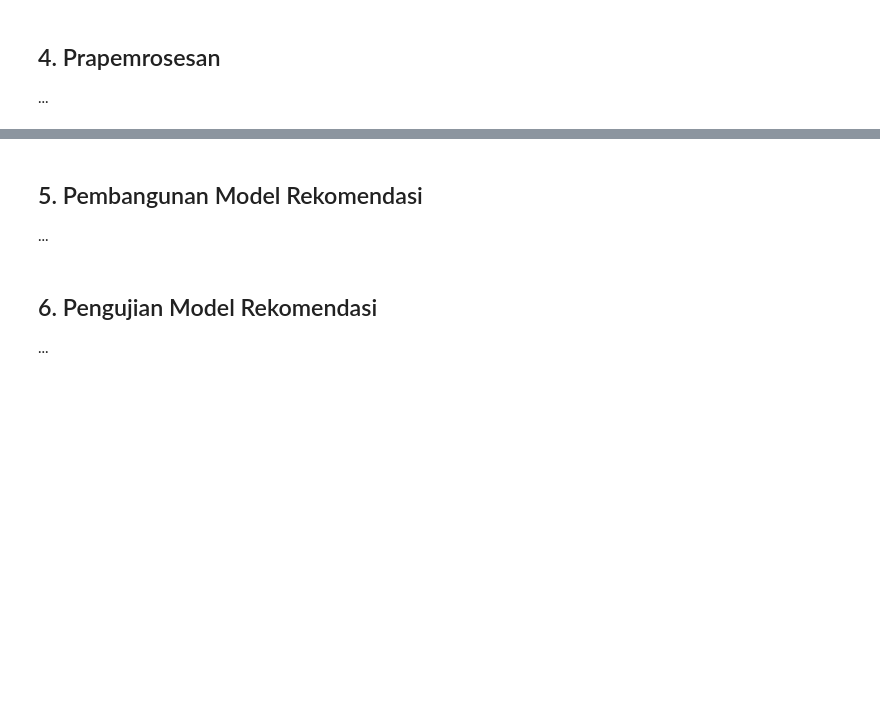
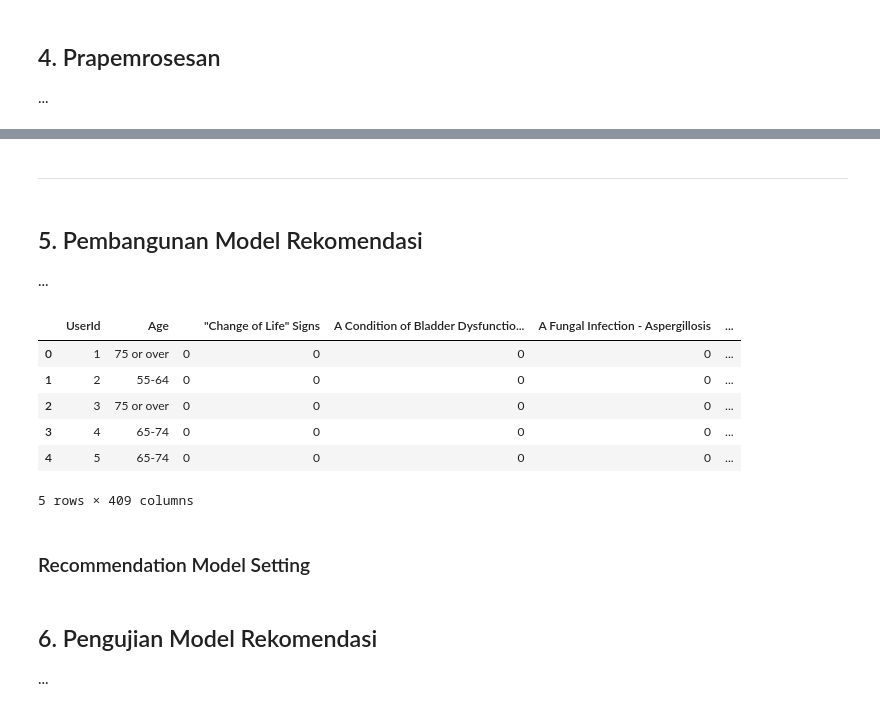
Before and after one commit to exemuel/weighted-hybrid-med-recsys, a Jupyter notebook: recommendation.ipynb, the cells around one changed output, grey strips where cells are left out. Drawn from its saved outputs; the diff is of its cells as text; code cells hidden in the pictures; blank space fills up the shorter version.

Commit message:
update-code-recommendation

```diff
--- a/recommendation.ipynb
+++ b/recommendation.ipynb
@@ -489,3 +502,11 @@ df_drugs.columns
 # %%
 # Data Drug
-df_item = pd.DataFrame({'Drug':df_drugs['Drug'], 'ListActiveIngredient':df_drugs['ListActiveIngredient'], 'ListInactiveIngredient':df_drugs['ListInactiveIngredient'],'Sides':df_drugs['Sides']})
+df_item = pd.DataFrame({'Drug':df_drugs['Drug'],
+                        'ListActiveIngredient':df_drugs['ListActiveIngredient'],
+                        'ListInactiveIngredient':df_drugs['ListInactiveIngredient'],
+                        'Sides':df_drugs['Sides']})
+
+df_item = df_item.drop_duplicates().reset_index(drop=True)
+df_item["ItemId"] = df_item.index + 1
+df_item = df_item[['ItemId','Drug','ListActiveIngredient','ListInactiveIngredient','Sides']]
+df_item.head()
@@ -515,4 +657,51 @@ df_rating
+# %% [markdown]
+---
 # %% [markdown]
 ## 5. Pembangunan Model Rekomendasi
 
 ...
+# %%
+# 70% baris data dipilih secara random
+# sebagai data train dan sisanya sebagai data test
+df_rating_train = df_rating.sample(frac = 0.7)
+df_rating_test = df_rating.drop(df_rating_train.index)
+# %%
+x_train = df_rating_train[['UserId', 'ItemId']]
+y_train = df_rating_train[['Effectiveness']]
+x_test = df_rating_test[['UserId', 'ItemId']]
+y_test = df_rating_test['Effectiveness']
+# %%
+sides = df_item['Sides'].to_list()
+condition_col_names = list(set(df_user['Condition'].to_list()))
+
+# get one hot encoding of column condition
+one_hot = pd.get_dummies(df_user['Condition'])
+# drop column Condition as it is now encoded
+df_user = df_user.drop('Condition', axis = 1)
+# join the encoded df_user
+df_user = df_user.join(one_hot)
+
+# get one hot encoding of column sex
+one_hot = pd.get_dummies(df_user['Sex'])
+# drop column Sex as it is now encoded
+df_user = df_user.drop('Sex', axis = 1)
+# join the encoded df_user
+df_user = df_user.join(one_hot)
+
+df_item = df_item[['ItemId','Sides']]
+
+# Next we merge the movie and user data with our train and test dataset
+x_train = x_train.join(df_user.set_index('UserId'), on = 'UserId').join(df_item.set_index('ItemId'), on = 'ItemId')
+x_test = x_test.join(df_user.set_index('UserId'), on = 'UserId').join(df_item.set_index('ItemId'), on = 'ItemId')
+# %%
+df_user.head()
+# %% [output]
+|  | UserId | Age |  | "Change of Life" Signs | A Condition of Bladder Dysfunctio... | A Fungal Infection - Aspergillosis | ... |
+| 0 | 1 | 75 or over | 0 | 0 | 0 | 0 | ... |
+| 1 | 2 | 55-64 | 0 | 0 | 0 | 0 | ... |
+| 2 | 3 | 75 or over | 0 | 0 | 0 | 0 | ... |
+| 3 | 4 | 65-74 | 0 | 0 | 0 | 0 | ... |
+| 4 | 5 | 65-74 | 0 | 0 | 0 | 0 | ... |
+5 rows × 409 columns
+# %% [markdown]
+### Recommendation Model Setting
```
Also changed, not shown: parts of 27 cells of this notebook, 1 other file.
